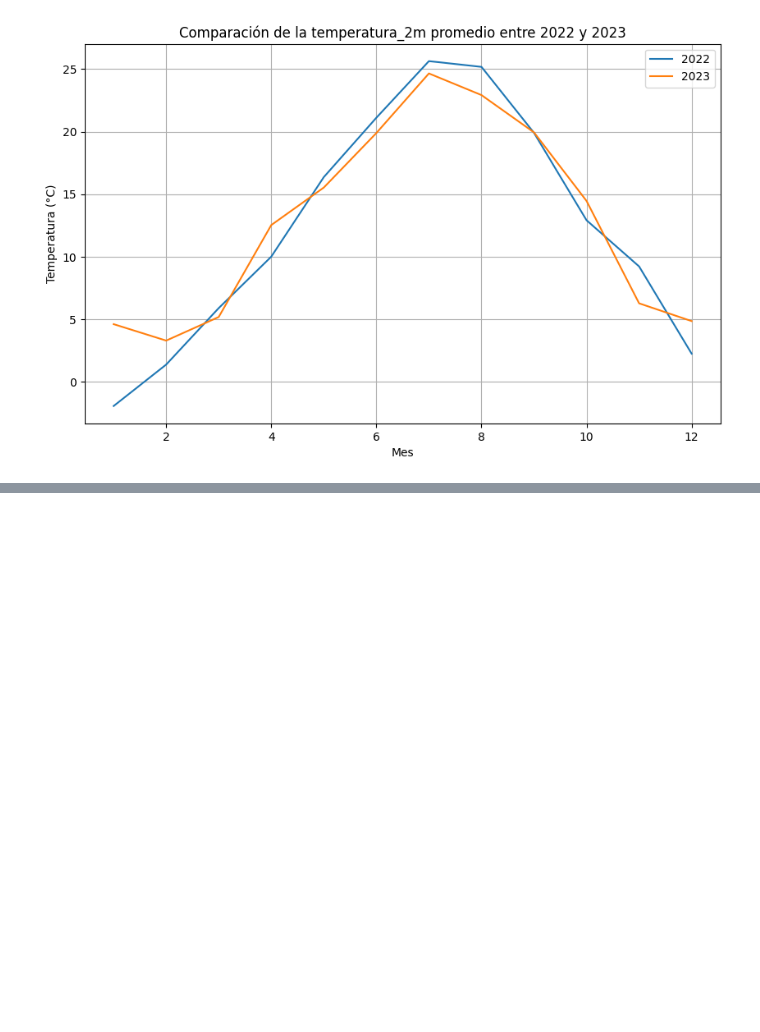
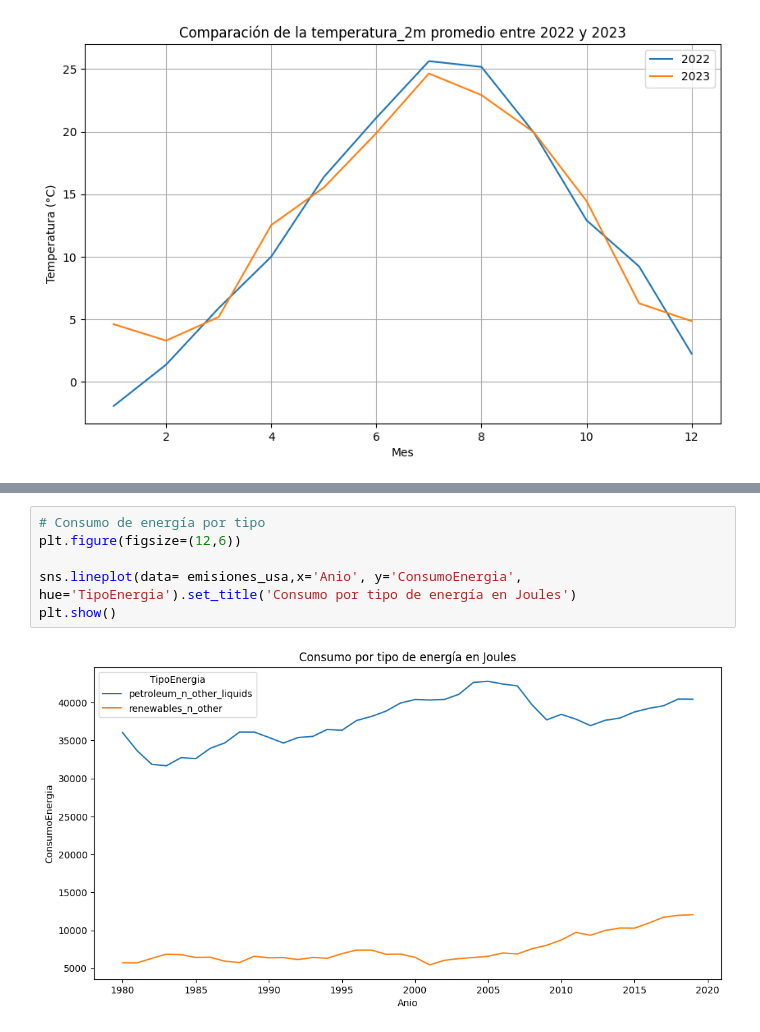
Before and after one commit to clblommberg/MVP_ML_TransporteNY, a Jupyter notebook: notebooks/02_EDA/02 EDA de procesados.ipynb, the cells around one changed output, grey strips where cells are left out. Cells and saved outputs as stored; diff of their text form; blank space fills up the shorter version.

```diff
--- a/notebooks/02_EDA/02 EDA de procesados.ipynb
+++ b/notebooks/02_EDA/02 EDA de procesados.ipynb
@@ -779,0 +971,8 @@ plt.show()
+# %%
+# Consumo de energía por tipo
+plt.figure(figsize=(12,6))
+
+sns.lineplot(data= emisiones_usa,x='Anio', y='ConsumoEnergia', hue='TipoEnergia').set_title('Consumo por tipo de energía en Joules')
+plt.show()
+# %% [output]
+[figure, added]
```
Also changed, not shown: parts of 25 cells of this notebook.
